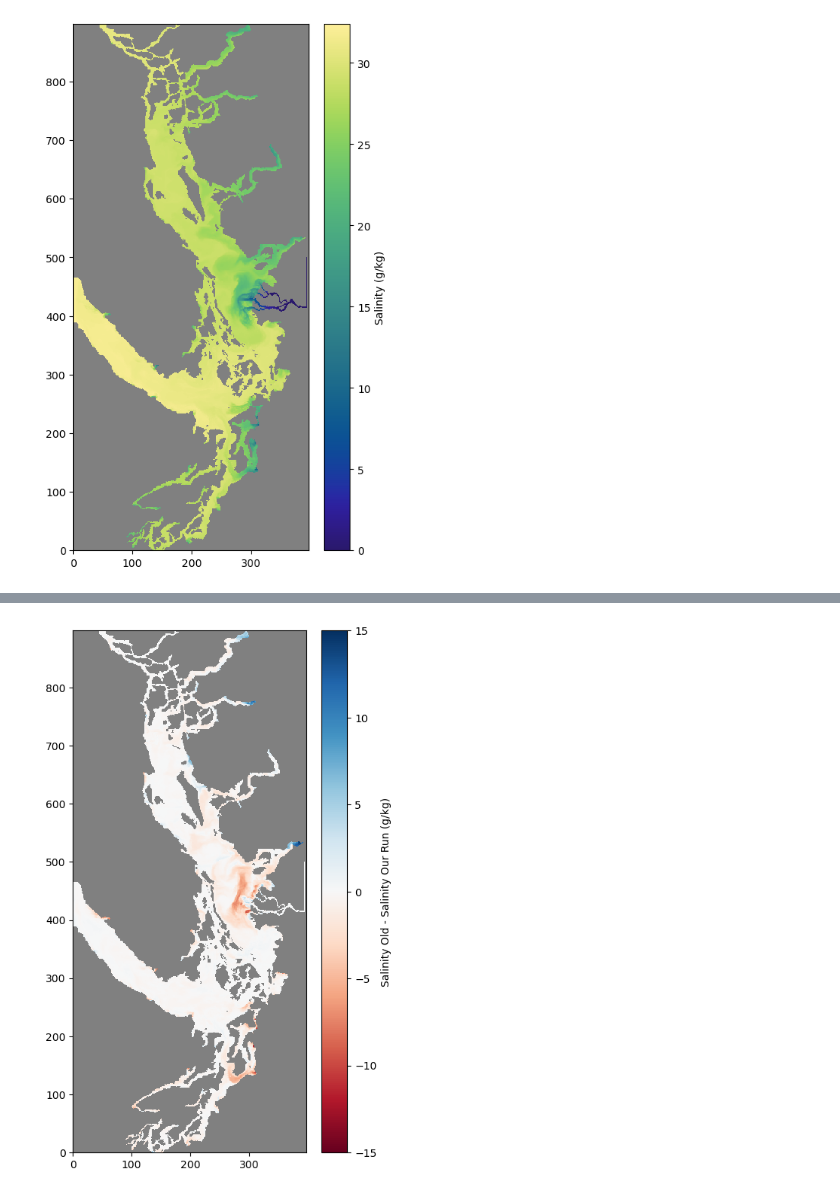
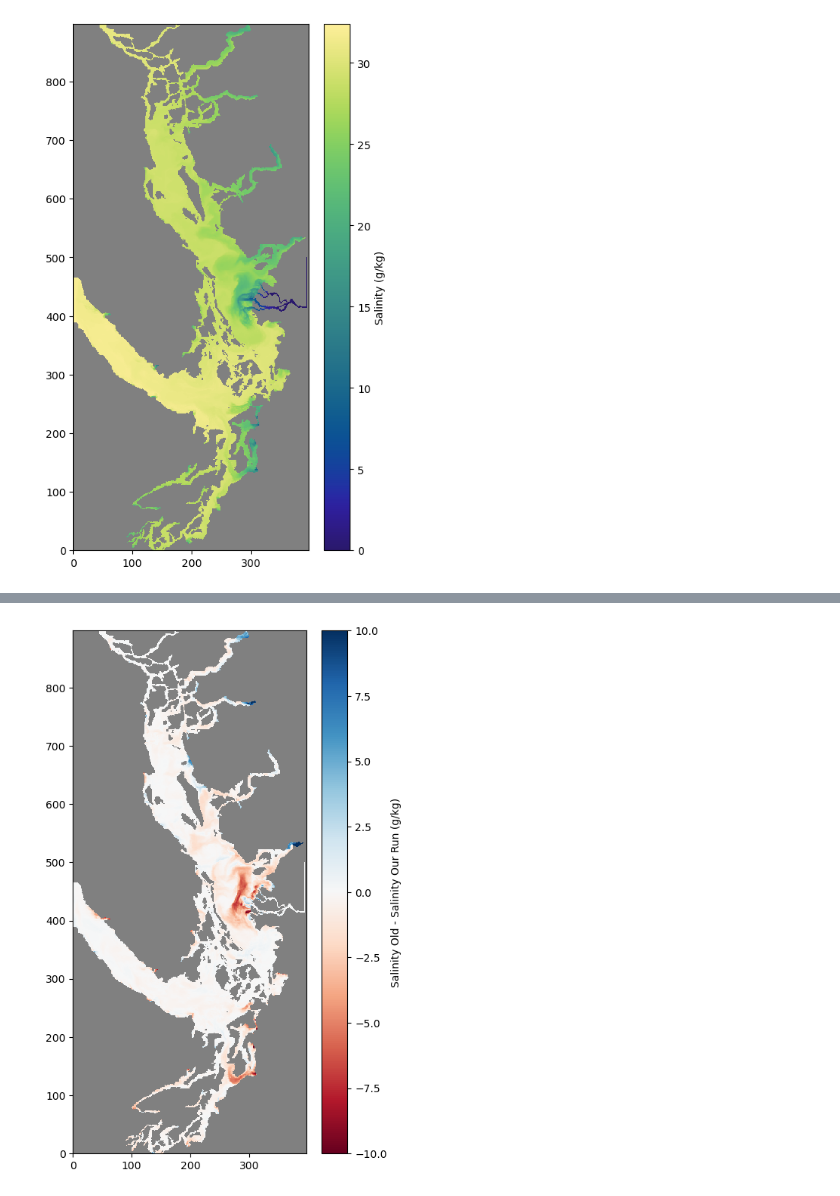
Before and after one commit to SalishSeaCast/analysis-cassidy, a Jupyter notebook: notebooks/river_dye_trace/look_at_results.ipynb, the cells around one changed output, grey strips where cells are left out. Cells and saved outputs as stored; diff of their text form; code cells hidden in the pictures.

Commit message:
look at new salinity results, still wrong

```diff
--- a/notebooks/river_dye_trace/look_at_results.ipynb
+++ b/notebooks/river_dye_trace/look_at_results.ipynb
@@ -91,10 +98,10 @@ cb.set_label('Salinity (g/kg)')
 # %%
 cmap = mpl.colormaps['RdBu']
 cmap.set_bad('gray')
 fig, ax = plt.subplots(1, 1, figsize=(5, 9))
 salinity = np.ma.masked_array(phys_old.vosaline[23, 0] - phys.vosaline[23, 0], mask=tmask[0])
-colours = ax.pcolormesh(salinity, cmap=cmap, vmin=-15,vmax=15)
+colours = ax.pcolormesh(salinity, cmap=cmap, vmin=-10,vmax=10)
 cb = fig.colorbar(colours, ax=ax)
 cb.set_label('Salinity Old - Salinity Our Run (g/kg)')
 # %% [output]
-[figure, old version]
+[figure, new version]
```
Also changed, not shown: parts of 9 cells of this notebook.
